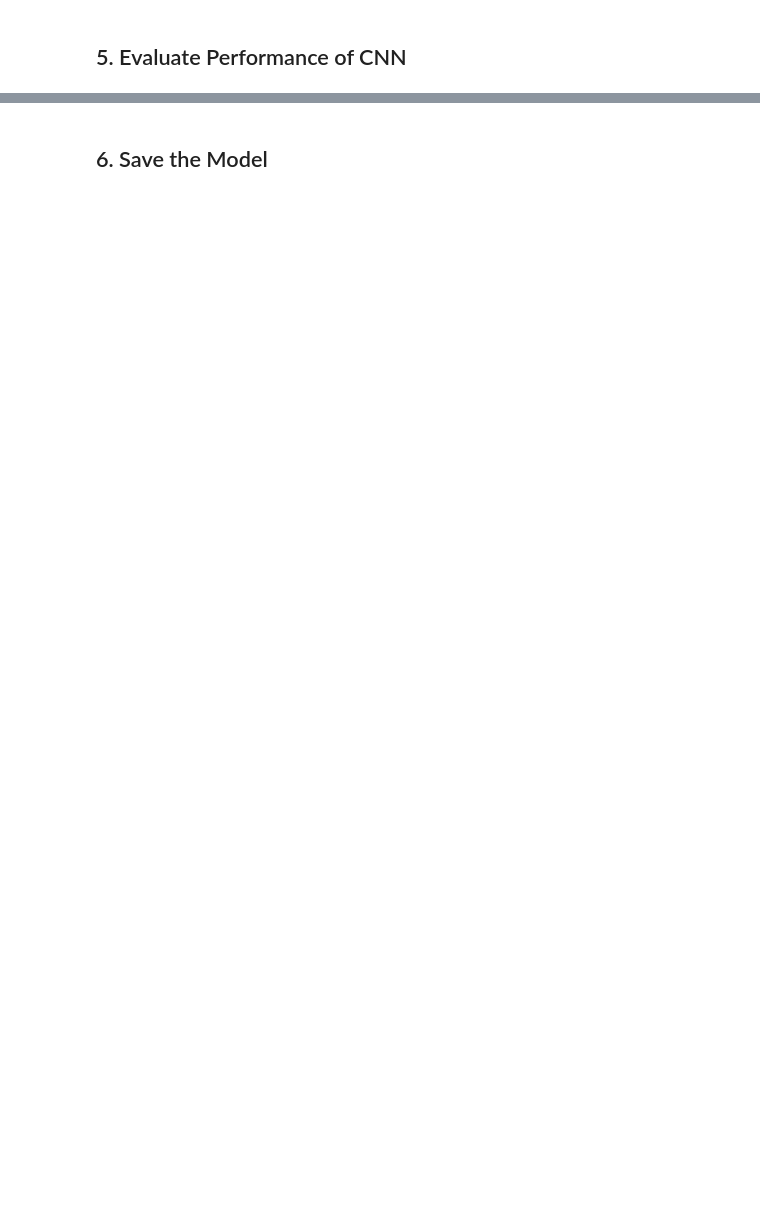
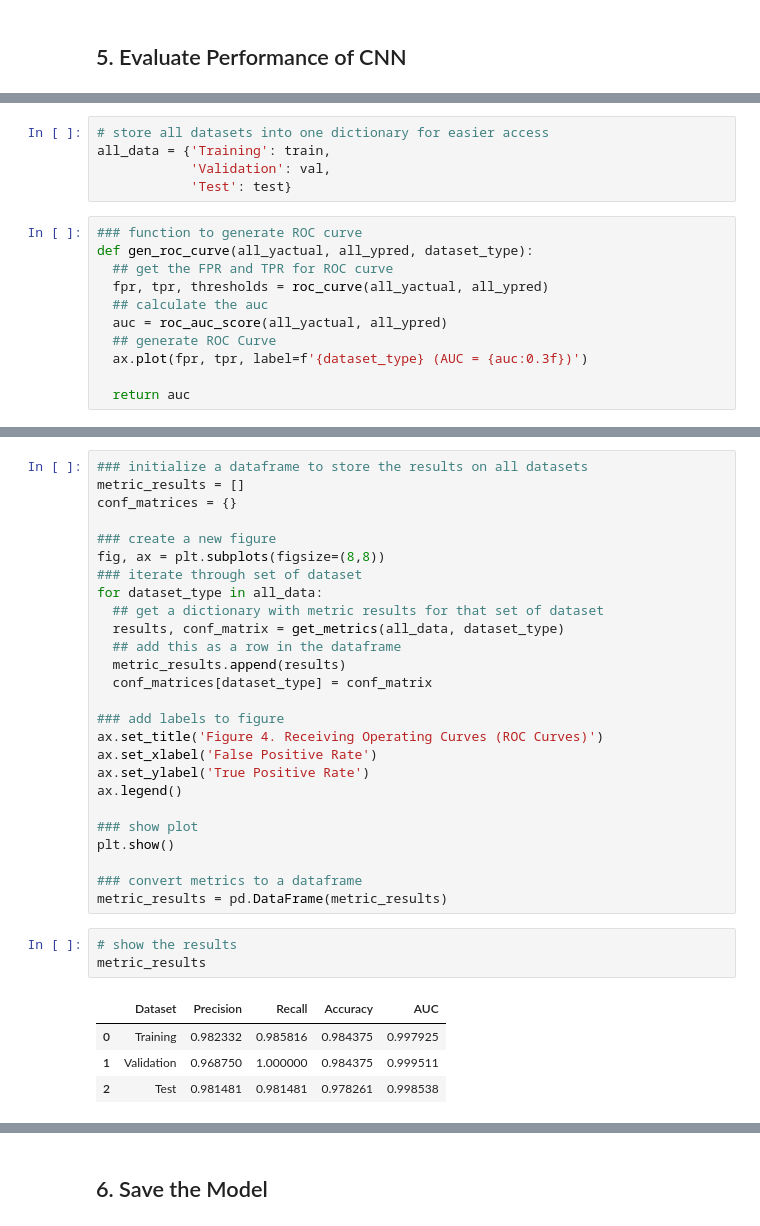
Before and after one commit to kthuang20/BetaLactamaseCNN, a Jupyter notebook: Beta_Lactamase_CNN.ipynb, the cells around one changed output, grey strips where cells are left out. Saved outputs shown, nothing was run; the diff lists cells and outputs as text; blank space fills up the shorter version.

```diff
--- a/Beta_Lactamase_CNN.ipynb
+++ b/Beta_Lactamase_CNN.ipynb
@@ -367 +373,17 @@ acc = BinaryAccuracy()
+# %%
+# store all datasets into one dictionary for easier access
+all_data = {'Training': train,
+            'Validation': val,
+            'Test': test}
+# %%
+### function to generate ROC curve
+def gen_roc_curve(all_yactual, all_ypred, dataset_type):
+  ## get the FPR and TPR for ROC curve
+  fpr, tpr, thresholds = roc_curve(all_yactual, all_ypred)
+  ## calculate the auc
+  auc = roc_auc_score(all_yactual, all_ypred)
+  ## generate ROC Curve
+  ax.plot(fpr, tpr, label=f'{dataset_type} (AUC = {auc:0.3f})')
+
+  return auc
 # %%
@@ -388,0 +430,34 @@ Accuracy: 0.976902186870575
+# %%
+### initialize a dataframe to store the results on all datasets
+metric_results = []
+conf_matrices = {}
+
+### create a new figure
+fig, ax = plt.subplots(figsize=(8,8))
+### iterate through set of dataset
+for dataset_type in all_data:
+  ## get a dictionary with metric results for that set of dataset
+  results, conf_matrix = get_metrics(all_data, dataset_type)
+  ## add this as a row in the dataframe
+  metric_results.append(results)
+  conf_matrices[dataset_type] = conf_matrix
+
+### add labels to figure
+ax.set_title('Figure 4. Receiving Operating Curves (ROC Curves)')
+ax.set_xlabel('False Positive Rate')
+ax.set_ylabel('True Positive Rate')
+ax.legend()
+
+### show plot
+plt.show()
+
+### convert metrics to a dataframe
+metric_results = pd.DataFrame(metric_results)
+# %%
+# show the results
+metric_results
+# %% [output]
+|  | Dataset | Precision | Recall | Accuracy | AUC |
+| 0 | Training | 0.982332 | 0.985816 | 0.984375 | 0.997925 |
+| 1 | Validation | 0.968750 | 1.000000 | 0.984375 | 0.999511 |
+| 2 | Test | 0.981481 | 0.981481 | 0.978261 | 0.998538 |
```
Also changed, not shown: parts of 23 cells of this notebook.
